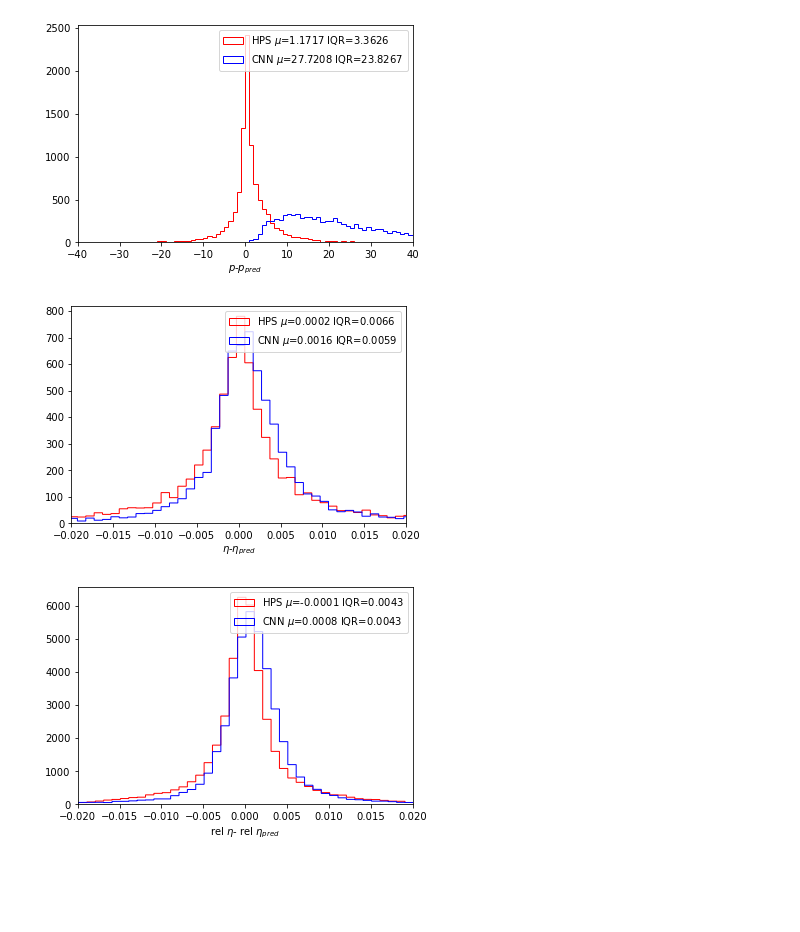
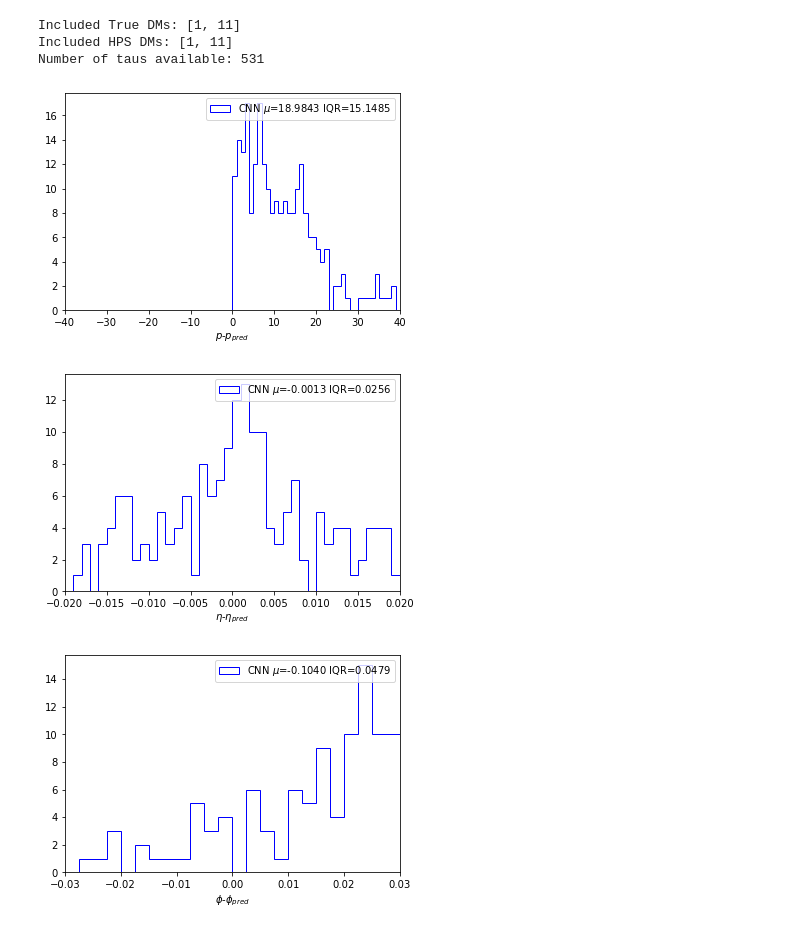
Before and after one commit to lucasrussell01/DeepPi, a Jupyter notebook: Evaluation/notebooks/plot_kinematic_err.ipynb, the cells around one changed output. Cells and saved outputs as stored; diff of their text form; code cells hidden in the pictures; blank space fills up the shorter version.

Commit message:
Mod kinematic evaluation protocol for incorrect reco taus

```diff
--- a/Evaluation/notebooks/plot_kinematic_err.ipynb
+++ b/Evaluation/notebooks/plot_kinematic_err.ipynb
@@ -51,12 +1,42 @@ Included decay modes: [11]
+# %%
+import sys
+mod_path = "../python"
+sys.path.append(mod_path)
+from kinematic_predictions import kin_pred
+
+# Using New Centering Convention
+
+# expID = "7" # eta-phi together
+# runID= "43aae5258b854209a4db74a88809cbf3" # 5e
+# runID = "72c3f9b78b1a43d78fdddfba9f31a42c" # 15e
+# runID = "9c730c7964134567ad2a6cfd7e5c81cb" # 20e
+# runID="ae560abb06ab4a2285fb7b11efa449ba" #25e
+# runID="76f4d56b828b47d796acce35cfadfadc" #30e
+
+expID = "4" #eta only
+# runID = "2b58f417311b4c89921598bb3ab193fd" #5e
+# runID = "ed352f032c6b4e0eaecc9d944ac58e6d" #10e
+# runID = "fb7ea06f127a4e76a329debd9dd052ee" #15e
+runID = "92b9e5e85ddf4a15ae3e2931df3bdd22" #20e
+
+# expID = "8" # phi only
+# runID = "48ebb48df97c46b7850a415ed8c52633" #5e
+# runID = "8887bd61d4d54003b6c9e5594aed7830" #10e
+
+plotter = kin_pred(expID, runID, DM=[1, 11], HPSDM=[1, 11], p_range=None)
+# %% [output]
+Included True DMs: [1, 11]
+Included HPS DMs: [1, 11]
+Number of taus available: 531
 # %%
-plotter.compare_momentum()
+plotter.momentum()
 # %% [output]
-[figure, old version]
+[figure, new version]
 # %%
-plotter.compare_eta()
+plotter.eta()
 # %% [output]
-[figure, old version]
+[figure, new version]
 # %%
-plotter.compare_releta()
+plotter.phi()
 # %% [output]
-[figure, old version]
+[figure, new version]
```
Also changed, not shown: parts of 16 cells of this notebook, 2 other files.
